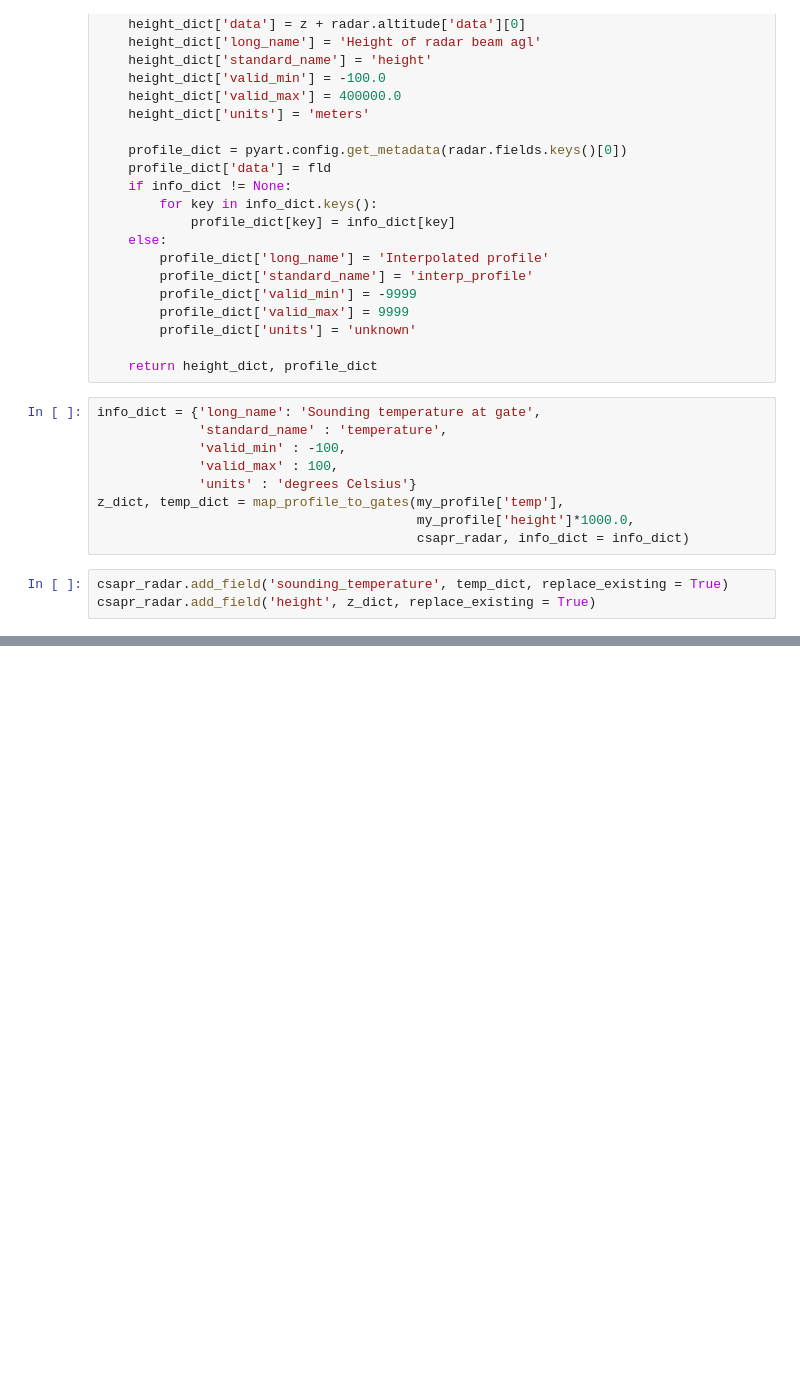
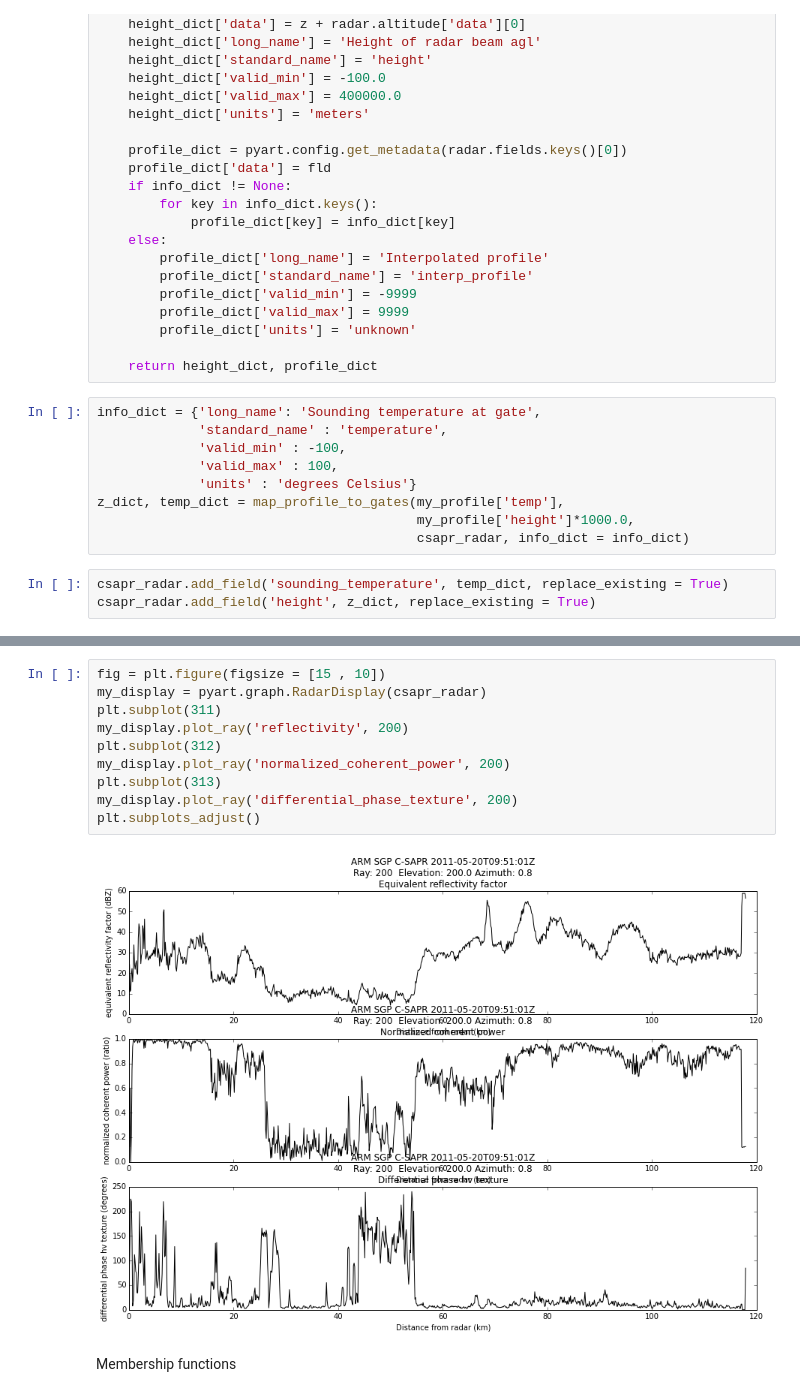
Before and after one commit to ANL-DIGR/openvap, a Jupyter notebook: development/cmac2/notebooks/2 Fuzzy Logic exploration, a simple stab.ipynb, the cells around one changed output, grey strips where cells are left out. Cells and saved outputs as stored; diff of their text form; blank space fills up the shorter version.

```diff
--- a/development/cmac2/notebooks/2 Fuzzy Logic exploration, a simple stab.ipynb
+++ b/development/cmac2/notebooks/2 Fuzzy Logic exploration, a simple stab.ipynb
@@ -259,0 +305,14 @@ display.plot_ppi_map('differential_phase_texture', sweep = 3, vmax = 200,
+# %%
+fig = plt.figure(figsize = [15 , 10])
+my_display = pyart.graph.RadarDisplay(csapr_radar)
+plt.subplot(311)
+my_display.plot_ray('reflectivity', 200)
+plt.subplot(312)
+my_display.plot_ray('normalized_coherent_power', 200)
+plt.subplot(313)
+my_display.plot_ray('differential_phase_texture', 200)
+plt.subplots_adjust()
+# %% [output]
+[figure, added]
+# %% [markdown]
+Membership functions
```
Also changed, not shown: parts of 15 cells of this notebook.
